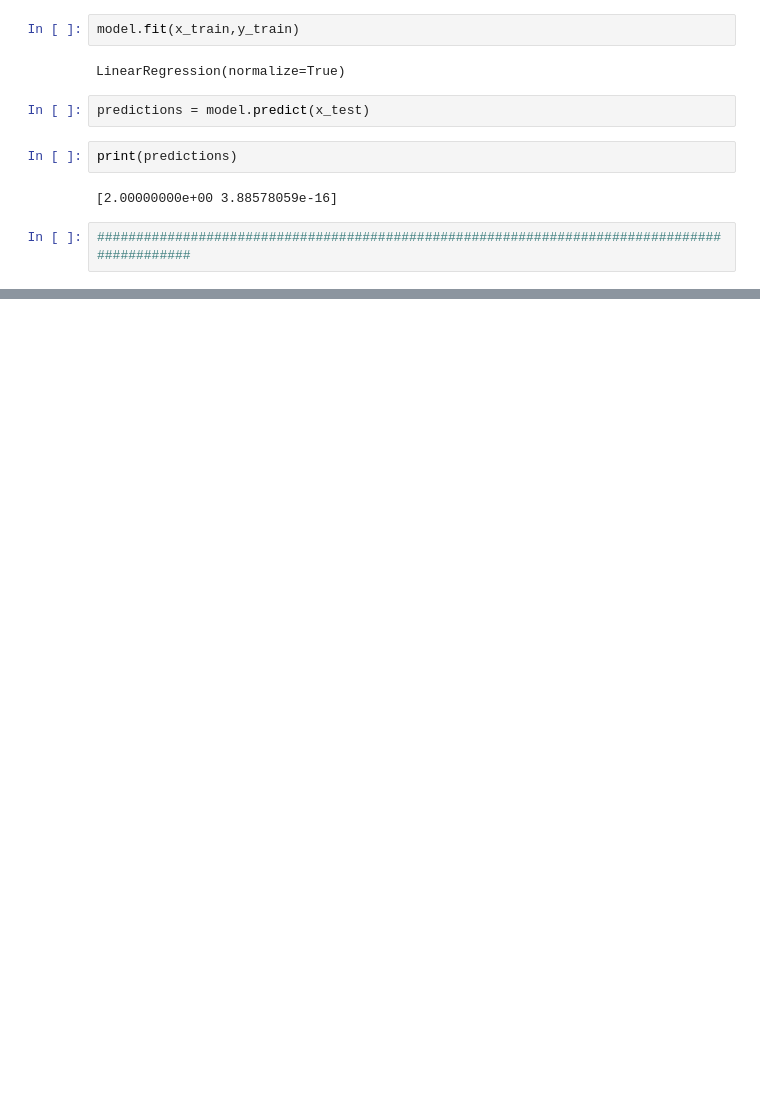
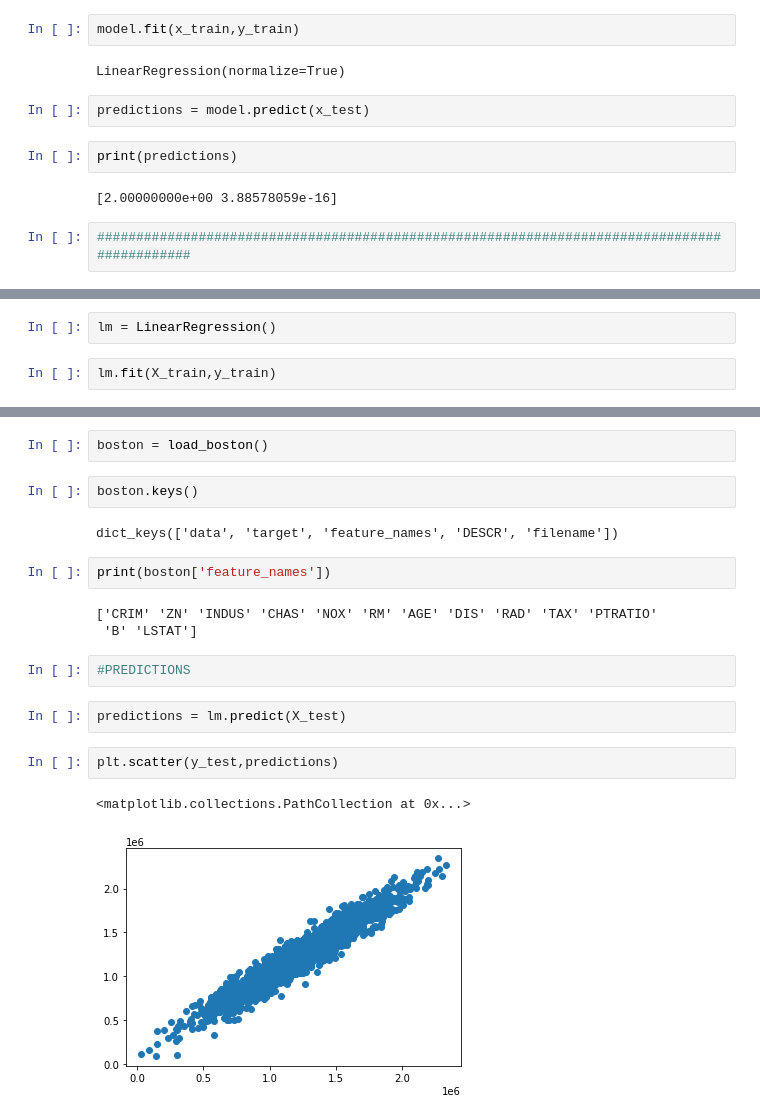
Before and after one commit to Marco361/Learning-Materials, a Jupyter notebook: DataScienceNotebooki/11-Linear-Regression/MachineLearning testy.ipynb, the cells around one changed output, grey strips where cells are left out. Drawn from its saved outputs; the diff is of its cells as text; blank space fills up the shorter version.

```diff
--- a/DataScienceNotebooki/11-Linear-Regression/MachineLearning testy.ipynb
+++ b/DataScienceNotebooki/11-Linear-Regression/MachineLearning testy.ipynb
@@ -51,0 +138,4 @@ print(predictions)
+# %%
+lm = LinearRegression()
+# %%
+lm.fit(X_train,y_train)
@@ -51,0 +172,20 @@ print(predictions)
+# %%
+boston = load_boston()
+# %%
+boston.keys()
+# %% [output]
+dict_keys(['data', 'target', 'feature_names', 'DESCR', 'filename'])
+# %%
+print(boston['feature_names'])
+# %% [output]
+['CRIM' 'ZN' 'INDUS' 'CHAS' 'NOX' 'RM' 'AGE' 'DIS' 'RAD' 'TAX' 'PTRATIO'
+ 'B' 'LSTAT']
+# %%
+#PREDICTIONS
+# %%
+predictions = lm.predict(X_test)
+# %%
+plt.scatter(y_test,predictions)
+# %% [output]
+<matplotlib.collections.PathCollection at 0x...>
+[figure, added]
```
Also changed, not shown: parts of 27 cells of this notebook.
